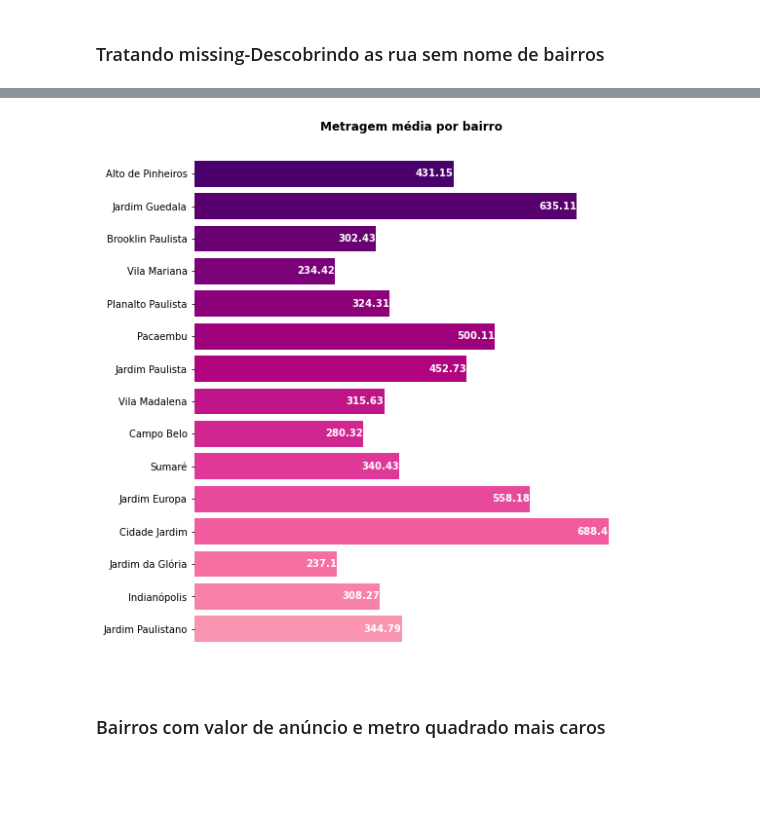
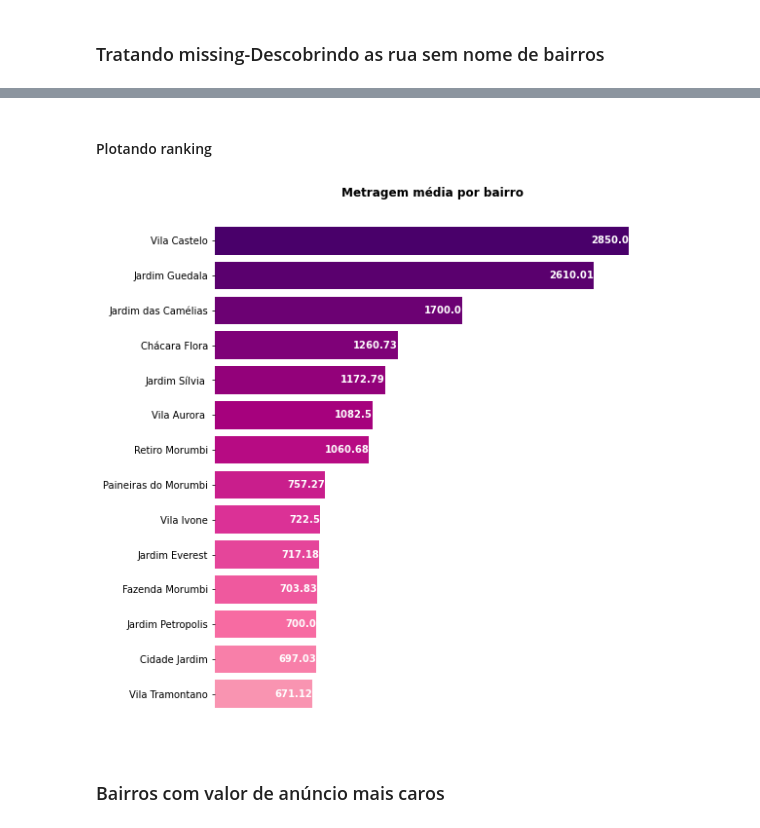
Before and after one commit to luizaires/Analise-de-dados-de-imoveis, a Jupyter notebook: Analise-de-dados-de-venda-de-imoveis.ipynb, the cells around one changed output, grey strips where cells are left out. Cells and saved outputs as stored; diff of their text form; code cells hidden in the pictures; blank space fills up the shorter version.

```diff
--- a/Analise-de-dados-de-venda-de-imoveis.ipynb
+++ b/Analise-de-dados-de-venda-de-imoveis.ipynb
@@ -123,4 +151,4 @@ df2.head()
 # %%
-rua_sem_bairro = list(df2.loc[df2['Bairro'].isna(), 'Logradouro'])
+rua_sem_bairro = list(df.loc[df['Bairro'].isna(), 'Logradouro'])
 rua_sem_bairro
 # %% [output]
@@ -136,7 +166,7 @@ rua_sem_bairro
 #Descobrindo o nome do bairro correspondente a rua
 bairro_correspondente = []
 for rua in rua_sem_bairro:
-    bairro = df2.loc[df2['Rua'] == rua, 'Bairro'].unique()
+    bairro = df.loc[df['Rua'] == rua, 'Bairro'].unique()
     if len(bairro) > 0:
         bairro_correspondente.append([rua, bairro[0]])
     else:
@@ -155,6 +187,6 @@ bairro_correspondente
 # %%
 #Fill missings
 for bairro in bairro_correspondente[1]:
-    df2.loc[df2['Bairro'].isna(), 'Bairro'] = bairro
-df2.isna().sum()
+    df.loc[df['Bairro'].isna(), 'Bairro'] = bairro
+df.isna().sum()
 # %% [output]
@@ -233,0 +273,10 @@ barhplot(y = 'Nº de anúncios', data = top15_metragem, palette = 'Blues', title
+# %%
+top15_metragem = (df
+                 .groupby('Bairro')
+                 .agg({'Metragem':'mean'})
+                 .round(2)
+                 .rename(columns = {'Metragem': 'Metragem média'})
+                 .sort_values(by = 'Metragem média', ascending = False)
+                 .head(15)
+                )
+top15_metragem
@@ -234,6 +301,9 @@ barhplot(y = 'Nº de anúncios', data = top15_metragem, palette = 'Blues', title
+# %% [markdown]
+#### Plotando ranking
 # %%
-barhplot(y = 'Metragem média', data = top15_metragem, palette = 'RdPu', title = 'Metragem média por bairro')
+#Devido ao alto ´metragem para Sitio Represa, vamos desconsiderá-lo no plot
+barhplot(y = 'Metragem média', data = top15_metragem[1:], palette = 'RdPu', title = 'Metragem média por bairro')
 # %% [output]
-[figure, old version]
+[figure, new version]
 # %% [markdown]
-### Bairros com valor de anúncio e metro quadrado mais caros
+### Bairros com valor de anúncio mais caros
```
Also changed, not shown: parts of 39 cells of this notebook, 2 other files.
